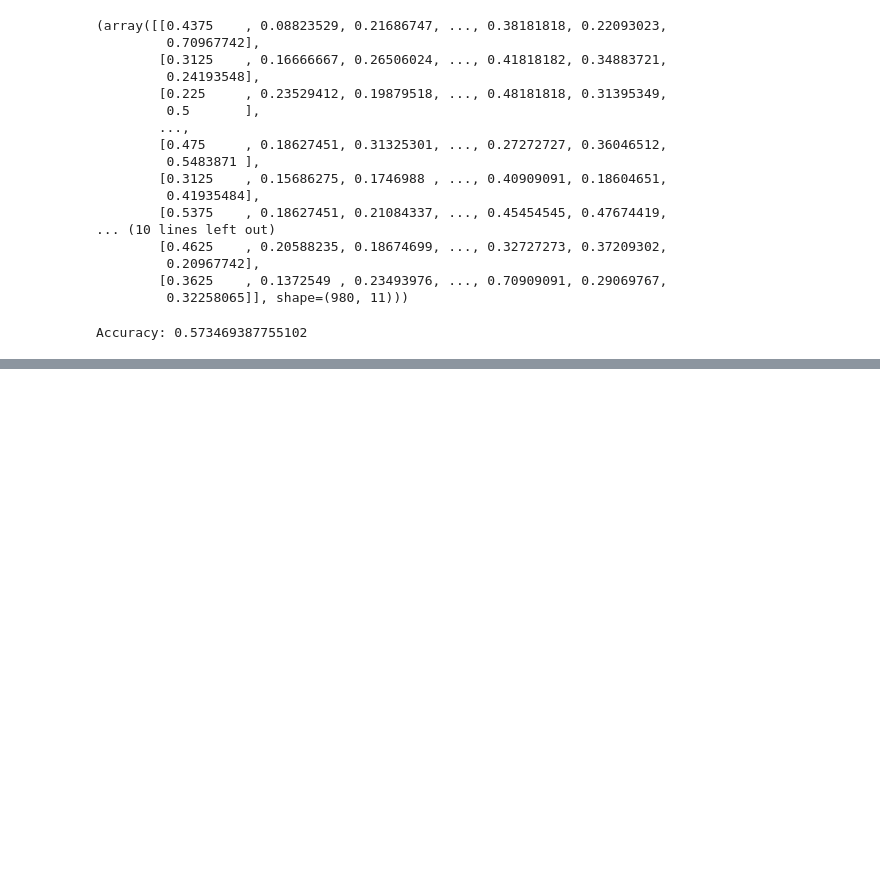
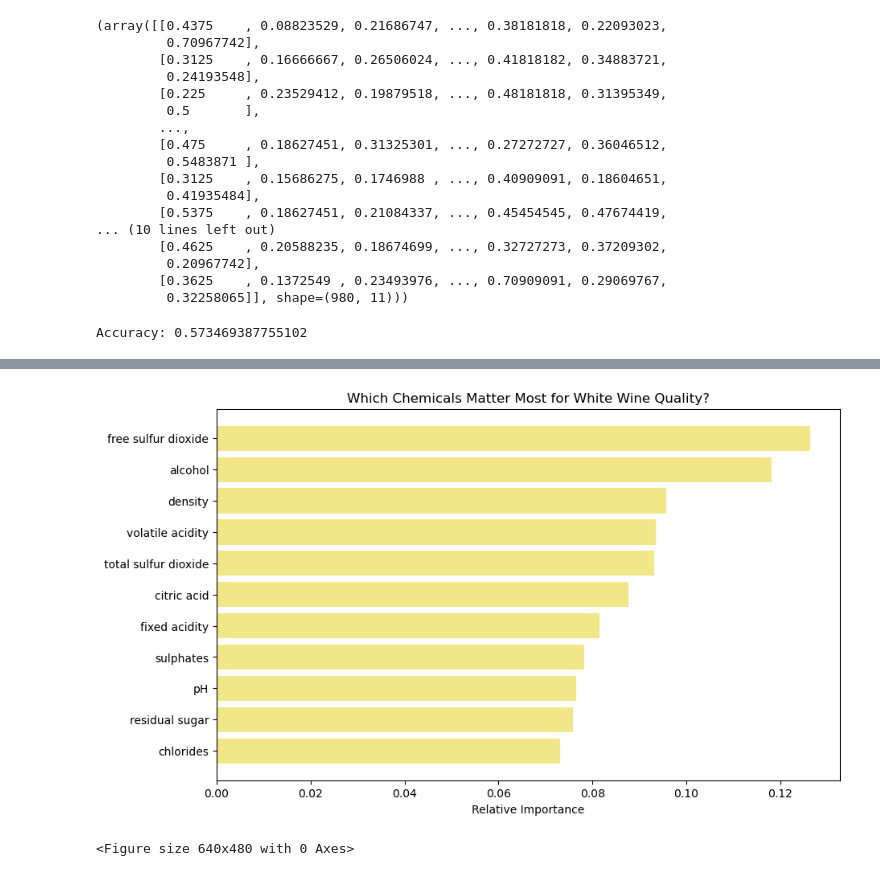
Before and after one commit to cgveradi/Will_Byers, a Jupyter notebook: Notebooks/White_Wine.ipynb, the cells around one changed output, grey strips where cells are left out. Cells and saved outputs as stored; diff of their text form; code cells hidden in the pictures; blank space fills up the shorter version.

```diff
--- a/Notebooks/White_Wine.ipynb
+++ b/Notebooks/White_Wine.ipynb
@@ -347,0 +435,17 @@ R2 score: 0.4103067209567023
+# %%
+# Feature Importance scores
+importances = best_rf.feature_importances_
+features = X_train.columns
+indices = np.argsort(importances)
+
+# Visualising the scores for White Wine
+plt.figure(figsize=(10, 6))
+plt.title('Which Chemicals Matter Most for White Wine Quality?')
+plt.barh(range(len(indices)), importances[indices], color='#F1E788', align='center')
+plt.yticks(range(len(indices)), [features[i] for i in indices])
+plt.xlabel('Relative Importance')
+plt.show()
+plt.savefig('wine_feature_importance.png', dpi=300, bbox_inches='tight')
+# %% [output]
+[figure, added]
+<Figure size 640x480 with 0 Axes>
```
Also changed, not shown: parts of 18 cells of this notebook, 3 other files.
